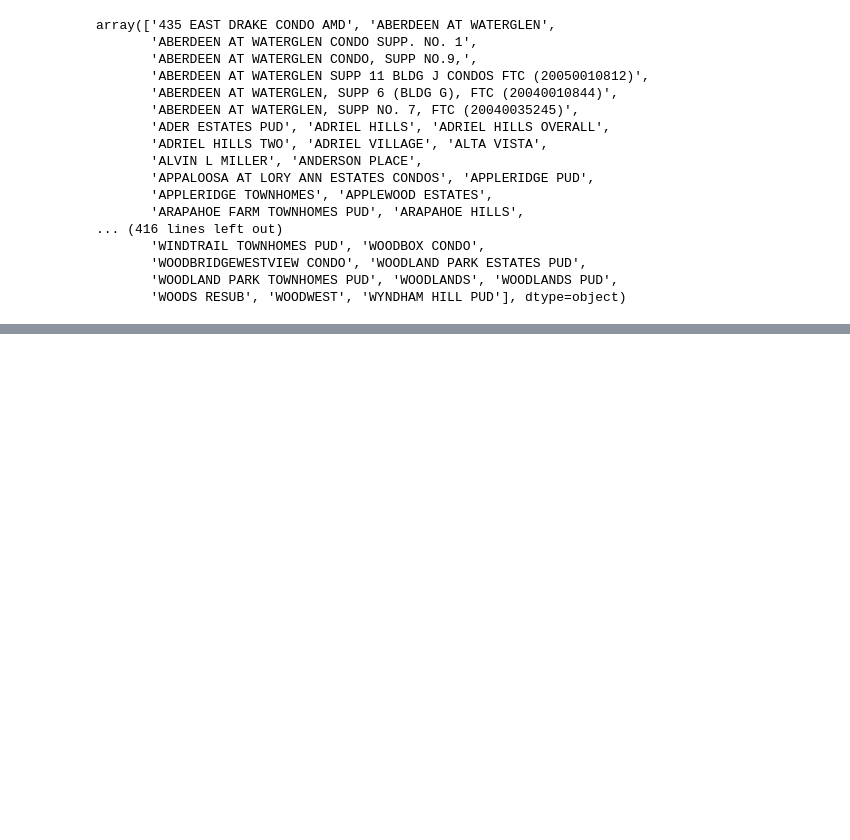
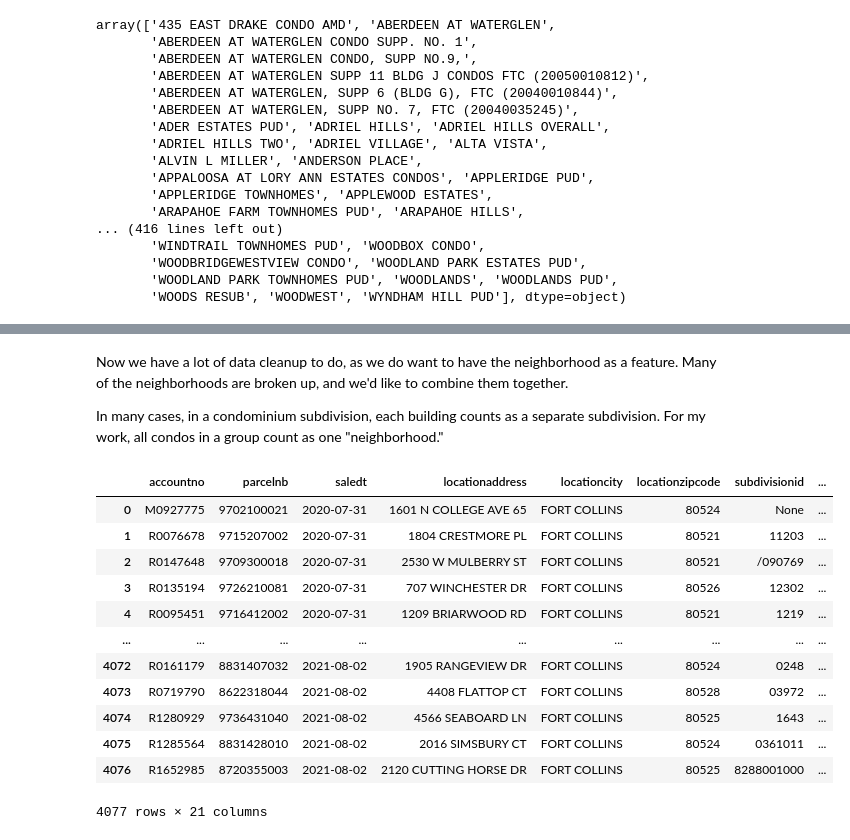
Before and after one commit to doofusdavid/CSC510_Module8_PortfolioProject, a Jupyter notebook: DataWrangle.ipynb, the cells around one changed output, grey strips where cells are left out. Cells and saved outputs as stored; diff of their text form; code cells hidden in the pictures; blank space fills up the shorter version.

```diff
--- a/DataWrangle.ipynb
+++ b/DataWrangle.ipynb
@@ -53,0 +90,4 @@ array(['435 EAST DRAKE CONDO AMD', 'ABERDEEN AT WATERGLEN',
+# %% [markdown]
+Now we have a lot of data cleanup to do, as we do want to have the neighborhood as a feature.  Many of the neighborhoods are broken up, and we'd like to combine them together.
+
+In many cases, in a condominium subdivision, each building counts as a separate subdivision.  For my work, all condos in a group count as one "neighborhood."
@@ -53,0 +151,16 @@ array(['435 EAST DRAKE CONDO AMD', 'ABERDEEN AT WATERGLEN',
+# %%
+df
+# %% [output]
+|  | accountno | parcelnb | saledt | locationaddress | locationcity | locationzipcode | subdivisionid | ... |
+| 0 | M0927775 | 9702100021 | 2020-07-31 | 1601 N COLLEGE AVE 65 | FORT COLLINS | 80524 | None | ... |
+| 1 | R0076678 | 9715207002 | 2020-07-31 | 1804 CRESTMORE PL | FORT COLLINS | 80521 | 11203 | ... |
+| 2 | R0147648 | 9709300018 | 2020-07-31 | 2530 W MULBERRY ST | FORT COLLINS | 80521 | /090769 | ... |
+| 3 | R0135194 | 9726210081 | 2020-07-31 | 707 WINCHESTER DR | FORT COLLINS | 80526 | 12302 | ... |
+| 4 | R0095451 | 9716412002 | 2020-07-31 | 1209 BRIARWOOD RD | FORT COLLINS | 80521 | 1219 | ... |
+| ... | ... | ... | ... | ... | ... | ... | ... | ... |
+| 4072 | R0161179 | 8831407032 | 2021-08-02 | 1905 RANGEVIEW DR | FORT COLLINS | 80524 | 0248 | ... |
+| 4073 | R0719790 | 8622318044 | 2021-08-02 | 4408 FLATTOP CT | FORT COLLINS | 80528 | 03972 | ... |
+| 4074 | R1280929 | 9736431040 | 2021-08-02 | 4566 SEABOARD LN | FORT COLLINS | 80525 | 1643 | ... |
+| 4075 | R1285564 | 8831428010 | 2021-08-02 | 2016 SIMSBURY CT | FORT COLLINS | 80524 | 0361011 | ... |
+| 4076 | R1652985 | 8720355003 | 2021-08-02 | 2120 CUTTING HORSE DR | FORT COLLINS | 80525 | 8288001000 | ... |
+4077 rows × 21 columns
```
Also changed, not shown: parts of 17 cells of this notebook.
